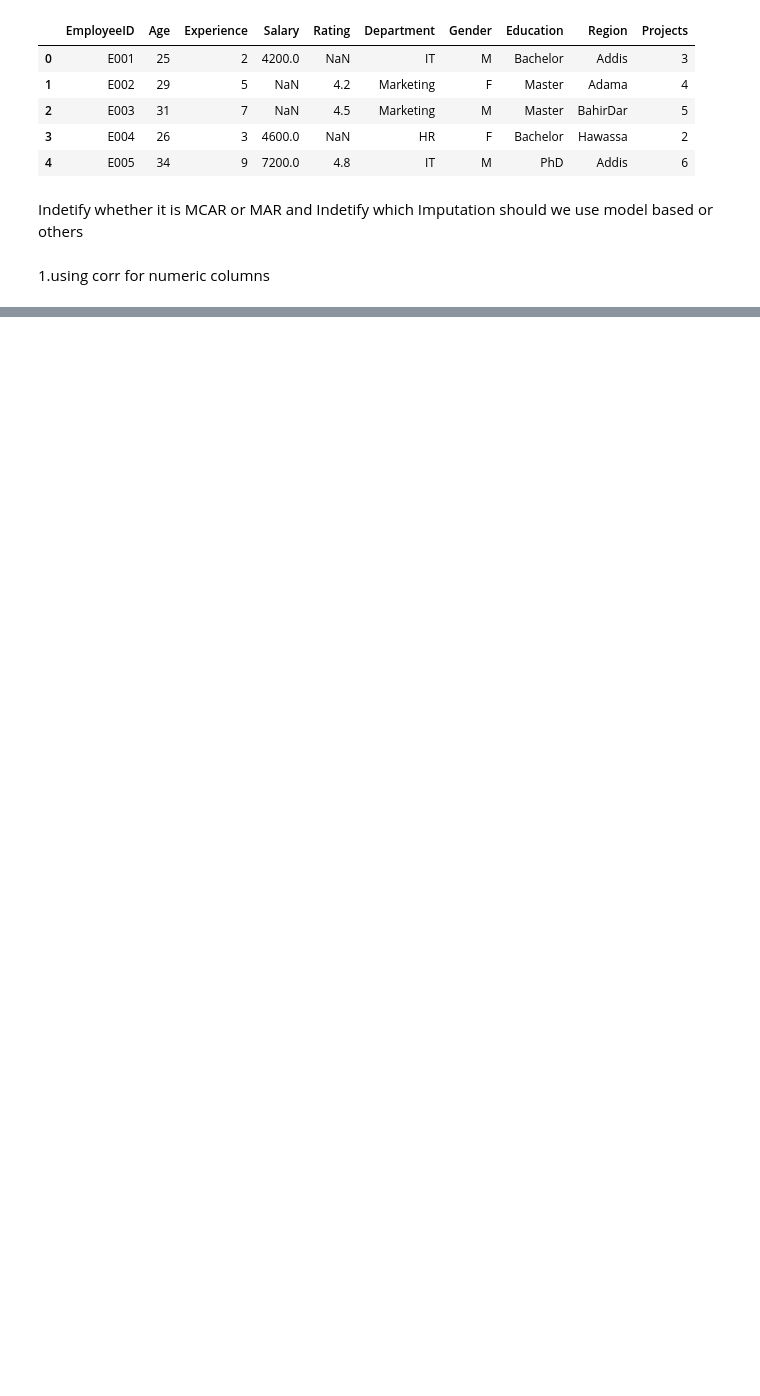
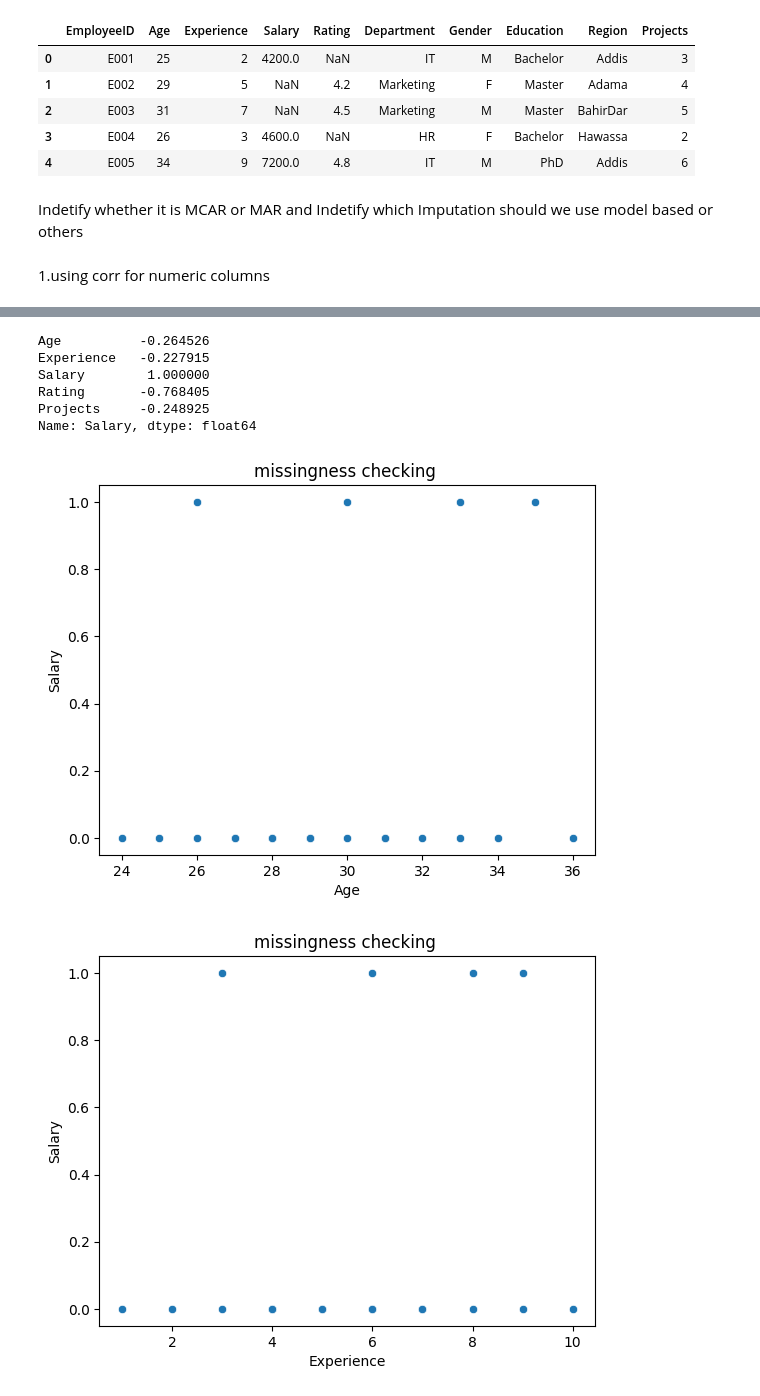
Before and after one commit to Wakgari-Eshetu/Completed-Panda, a Jupyter notebook: imputations/model based/identifywhich.ipynb, the cells around one changed output, grey strips where cells are left out. Cells and saved outputs as stored; diff of their text form; code cells hidden in the pictures; blank space fills up the shorter version.

```diff
--- a/imputations/model based/identifywhich.ipynb
+++ b/imputations/model based/identifywhich.ipynb
@@ -28,6 +42,10 @@ Indetify whether it is MCAR or MAR and Indetify which Imputation should we use m
 # %%
+# we have used corr for numerical relation
 num_cols_1 = df_1.select_dtypes(include= 'number')
 num_cols_2 = df_2.select_dtypes(include= 'number')
 
-num_cols_1.corr()
+df_1['Salary'] = df_1["Salary"].isnull().astype(int)
+df_1['Rating'] = df_1["Rating"].isnull().astype(int)
+df_1.corr(numeric_only= True)['Salary']
+# here no ralation it might be MCAR
 # %% [output]
@@ -39,0 +58,11 @@ num_cols_1.corr()
+# %%
+# using crosstab or chi-square for categorical one
+from scipy.stats import chi2_contingency
+cat_cols = df_1.select_dtypes(include='object')
+for col in cat_cols:
+    cross_tab = pd.crosstab(df_1[col] , df_1['Salary'])
+    chi_value , p_value , dof , ex = chi2_contingency(cross_tab)
+    print(col)
+    print(chi_value)
+    print(p_value)
+    print('-----')
@@ -48,0 +126,26 @@ num_cols_2.corr()
+# %%
+df_2['Salary'] = df_2['Salary'].isnull().astype(int)
+df_2.corr(numeric_only=True)['Salary']
+# Here there is ralation so it might be MAR
+# %% [output]
+Age          -0.264526
+Experience   -0.227915
+Salary        1.000000
+Rating       -0.768405
+Projects     -0.248925
+Name: Salary, dtype: float64
+# %%
+# lets see using visual pics
+
+import seaborn as sns
+import matplotlib.pyplot as plt
+for col in num_cols_1:
+    if col != 'Salary':
+        sns.scatterplot(x = df_1[col] , y= df_1['Salary'] , data=df_1)
+        plt.xlabel(col)
+        plt.ylabel('Salary')
+        plt.title('missingness checking ')
+        plt.show()
+# %% [output]
+[figure, added]
+[figure, added]
```
Also changed, not shown: parts of 9 cells of this notebook, 2 other files.
